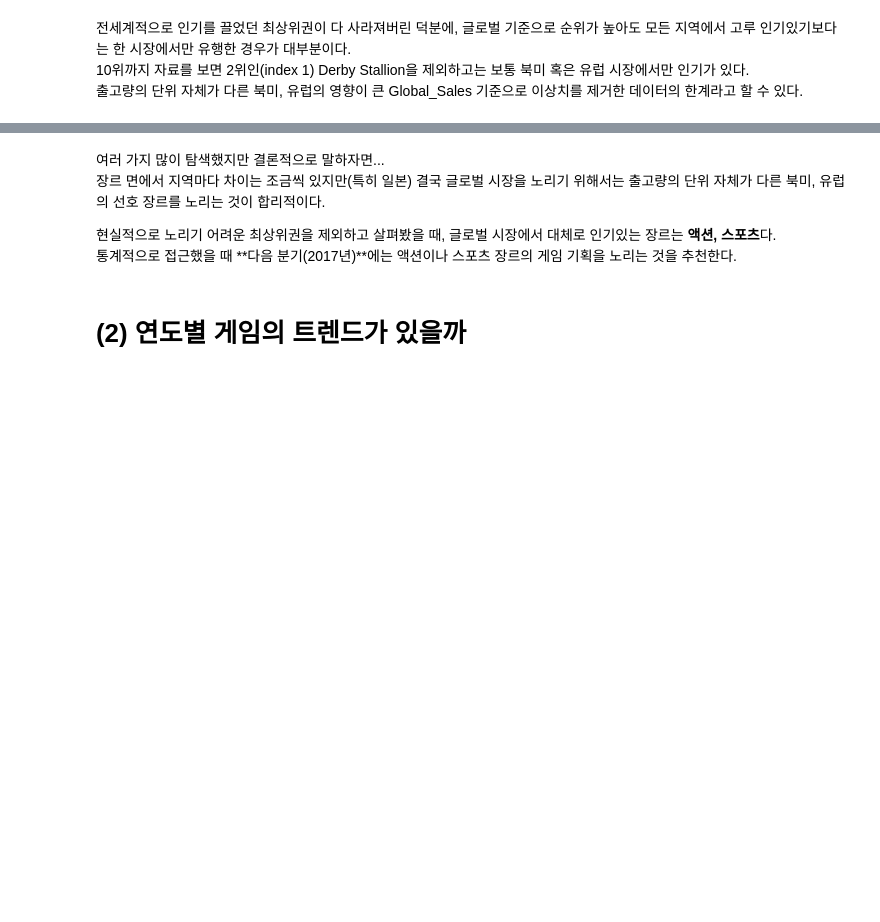
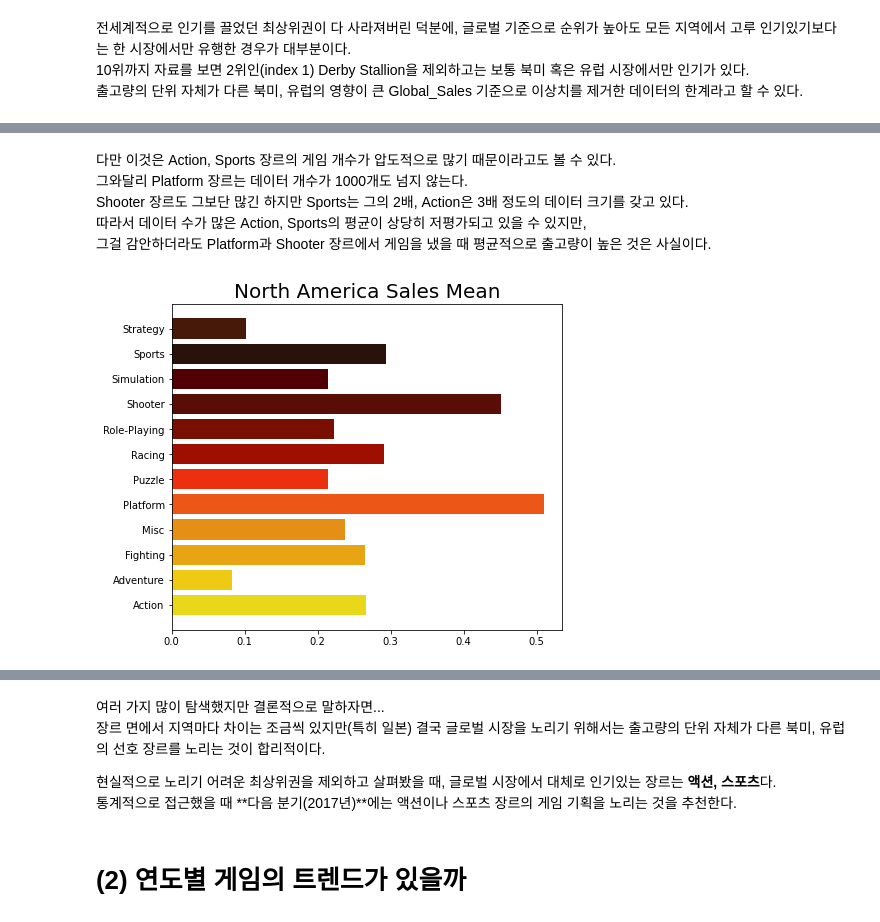
Before and after one commit to nan-park/section1_project, a Jupyter notebook: AI_section1_project.ipynb, the cells around one changed output, grey strips where cells are left out. Drawn from its saved outputs; the diff is of its cells as text; code cells hidden in the pictures; blank space fills up the shorter version.

```diff
--- a/AI_section1_project.ipynb
+++ b/AI_section1_project.ipynb
@@ -1249,0 +1304,18 @@ df_standard_new.head(10)  # 표준화 데이터
+# %% [markdown]
+다만 이것은 Action, Sports 장르의 게임 개수가 압도적으로 많기 때문이라고도 볼 수 있다.<br>
+그와달리 Platform 장르는 데이터 개수가 1000개도 넘지 않는다.<br>
+Shooter 장르도 그보단 많긴 하지만 Sports는 그의 2배, Action은 3배 정도의 데이터 크기를 갖고 있다.<br>
+따라서 데이터 수가 많은 Action, Sports의 평균이 상당히 저평가되고 있을 수 있지만,<br>
+그걸 감안하더라도 Platform과 Shooter 장르에서 게임을 냈을 때 평균적으로 출고량이 높은 것은 사실이다.
+# %%
+y = np.arange(len(genre_list))
+values = np.array(genre_mean.loc['NA_Sales'])
+genre_list
+
+plt.figure(figsize=(7, 6))
+plt.title('North America Sales Mean', fontsize=20)
+plt.barh(y, values, color=colors_heat)
+plt.yticks(y, genre_list)
+plt.show()
+# %% [output]
+[figure, added]
```
Also changed, not shown: parts of 13 cells of this notebook.
